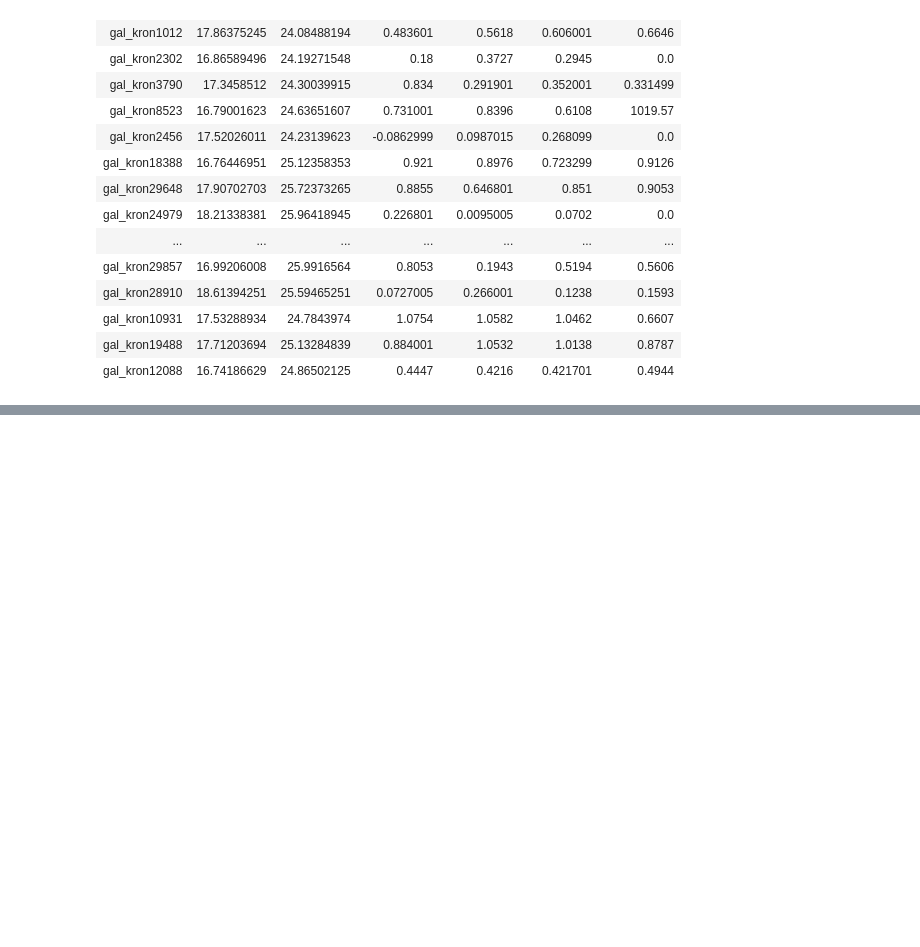
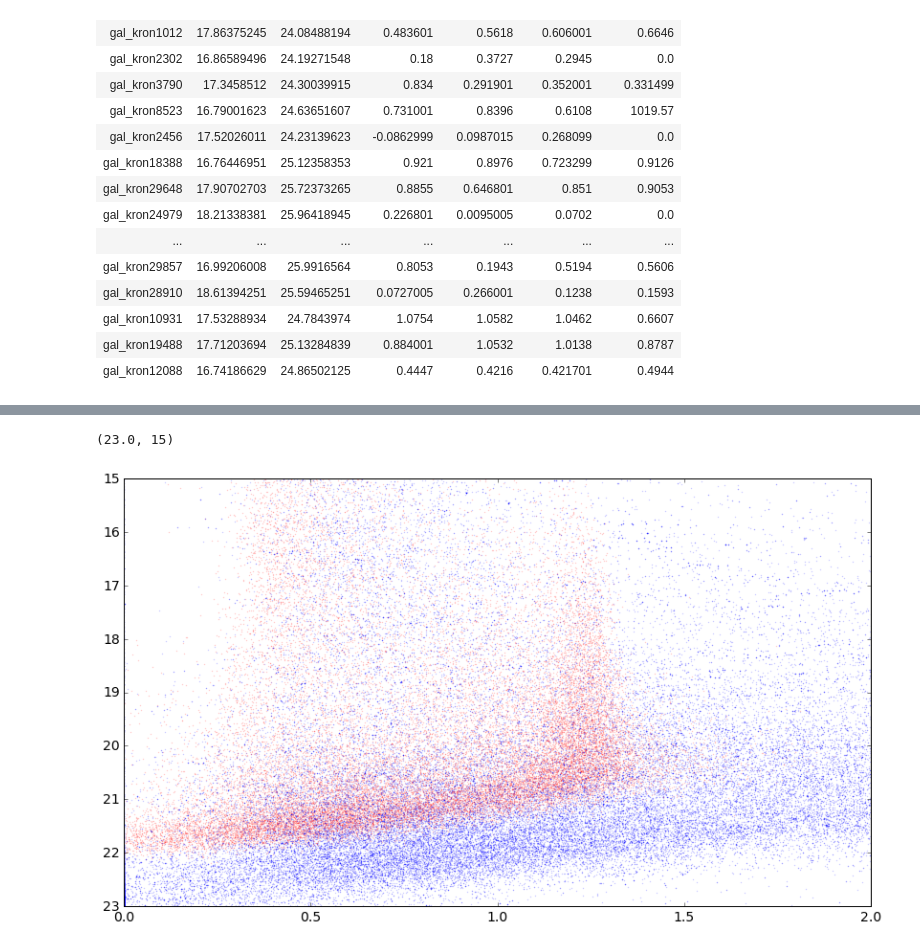
Before and after one commit to eteq/galvis, a Jupyter notebook: Initial PS1 PV3 Checks.ipynb, the cells around one changed output, grey strips where cells are left out. Saved outputs shown, nothing was run; the diff lists cells and outputs as text; code cells hidden in the pictures; blank space fills up the shorter version.

Commit message:
Add stacks

```diff
--- a/Initial PS1 PV3 Checks.ipynb
+++ b/Initial PS1 PV3 Checks.ipynb
@@ -31,5 +33,5 @@ def leg_tree(leg, al=1):
 # %%
-tab = Table.read('vdev_obj1_jegpeek.fits')
+tab = Table.read('vdev_obj1_jegpeek.fits.gz')
 tab
 # %% [output]
 <Table length=30668>
@@ -301,0 +306,3 @@ gal_kron12088 16.74186629 24.86502125
+# %%
+stab = Table.read('stack_vdev0jegpeek.fits.gz')
+stab
@@ -301,0 +329,15 @@ gal_kron12088 16.74186629 24.86502125
+# %%
+gmi_stack = stab['st_gPSFMag'] - stab['st_iPSFMag']
+r_stack = stab['st_rPSFMag']
+
+gmi_nstack = tab['mo_gMeanPSFMag'] - tab['mo_rMeanPSFMag']
+r_nstack = tab['mo_rMeanPSFMag']
+# %%
+plt.scatter(gmi_nstack, r_nstack, alpha=.2, lw=0, s=2, c='r')
+plt.scatter(gmi_stack, r_stack, alpha=.2, lw=0, s=2, c='b')
+
+plt.xlim(0, 2)
+plt.ylim(23., 15)
+# %% [output]
+(23.0, 15)
+[figure, added]
```
Also changed, not shown: parts of 3 cells of this notebook.
